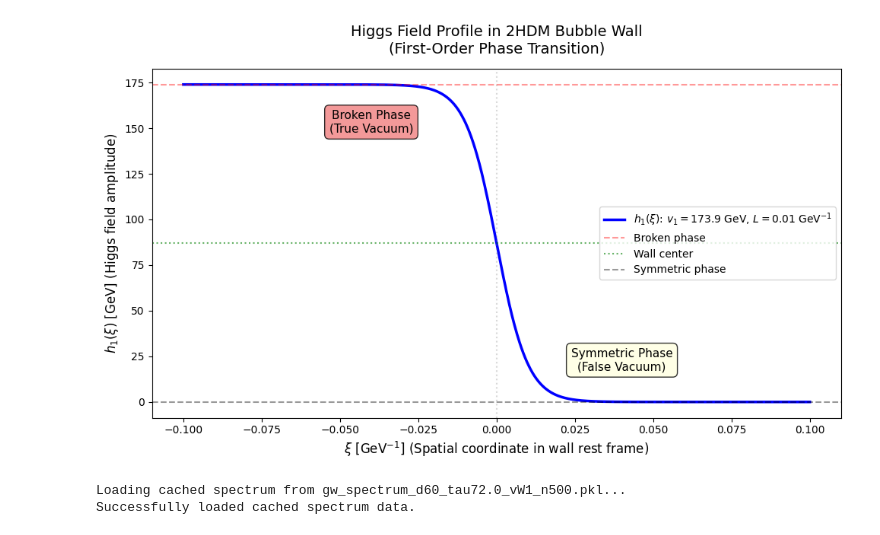
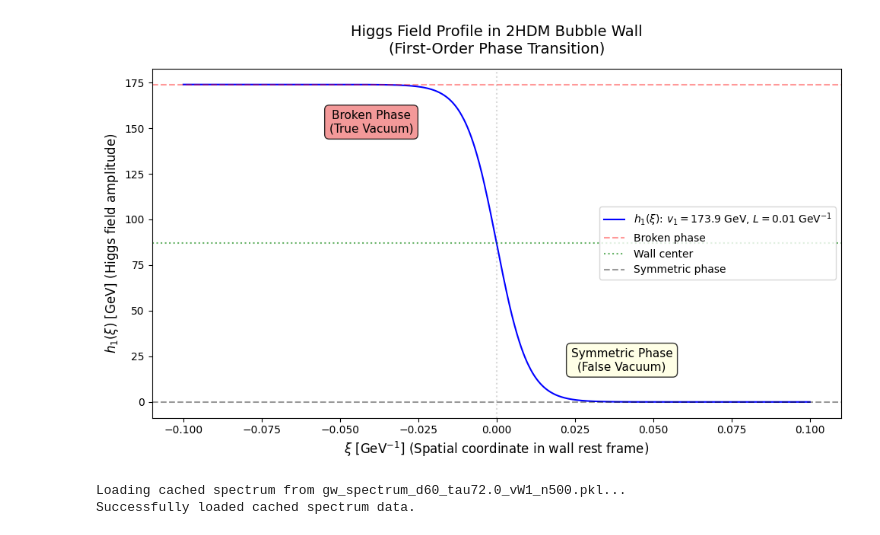
Before and after one commit to ckkyue/BBN, a Jupyter notebook: gwplot.ipynb, the cells around one changed output. Drawn from its saved outputs; the diff is of its cells as text; code cells hidden in the pictures.

Commit message:
change linewidth in Higgs field plot

```diff
--- a/gwplot.ipynb
+++ b/gwplot.ipynb
@@ -468,36 +468,35 @@ xi_range = np.linspace(-10*L, 10*L, 1000)  # Cover ±10L for clear asymptotes
 
 # Calculate Higgs field profile across the bubble wall
 h1_values = hi(v1, xi_range, L)
 
 # Create publication-quality plot
 plt.figure(figsize=(10, 6))
-plt.plot(xi_range, h1_values, "b-", linewidth=2.5,
-         label=f"$h_1(\\xi)$: $v_1 = {v1:.4g}$ GeV, $L = {L:.3g}$ GeV$^{{-1}}$")
+plt.plot(xi_range, h1_values, "b-", label=f"$h_1(\\xi)$: $v_1 = {v1:.4g}$ GeV, $L = {L:.3g}$ GeV$^{{-1}}$")
 
 # Mark important reference levels
 plt.axhline(y=v1, color="red", linestyle="--", alpha=0.4, label="Broken phase")
 plt.axhline(y=v1/2, color="green", linestyle=":", alpha=0.6, label="Wall center")
 plt.axhline(y=0, color="black", linestyle="--", alpha=0.4, label="Symmetric phase")
 plt.axvline(x=0, color="gray", linestyle=":", alpha=0.3)
 
 # Add phase annotations with improved positioning
 plt.annotate("Broken Phase\n(True Vacuum)",
              xy=(-4*L, 0.85*v1), fontsize=11, ha="center",
              bbox=dict(boxstyle="round,pad=0.4", facecolor="lightcoral", alpha=0.8))
 plt.annotate("Symmetric Phase\n(False Vacuum)",
              xy=(4*L, 0.1*v1), fontsize=11, ha="center",
              bbox=dict(boxstyle="round,pad=0.4", facecolor="lightyellow", alpha=0.8))
 
 # Enhanced formatting
 plt.xlabel("$\\xi$ [GeV$^{-1}$] (Spatial coordinate in wall rest frame)", fontsize=12)
 plt.ylabel("$h_1(\\xi)$ [GeV] (Higgs field amplitude)", fontsize=12)
 plt.title("Higgs Field Profile in 2HDM Bubble Wall\n(First-Order Phase Transition)", fontsize=14, pad=15)
 plt.legend(fontsize=10, loc="center right")
 
 plt.tight_layout()
 plt.show()
 # %% [output]
-[figure, old version]
+[figure, new version]
 # %%
 # Frequency range
 n_omega = 500
```
Also changed, not shown: 1 other file.
